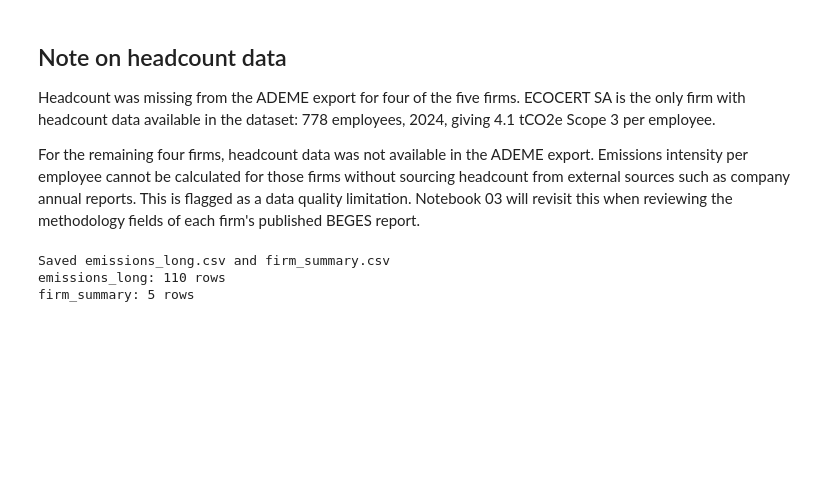
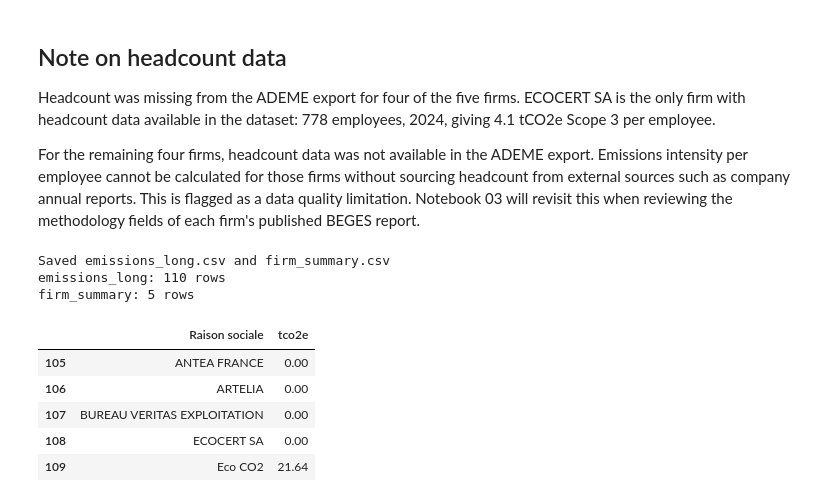
Before and after one commit to ecmccallum/bilan-critique, a Jupyter notebook: notebooks/01_emissions_extraction.ipynb, the cells around one changed output. Drawn from its saved outputs; the diff is of its cells as text; code cells hidden in the pictures; blank space fills up the shorter version.

```diff
--- a/notebooks/01_emissions_extraction.ipynb
+++ b/notebooks/01_emissions_extraction.ipynb
@@ -391,3 +391,14 @@ print(f"firm_summary: {len(firm_summary)} rows")
 Saved emissions_long.csv and firm_summary.csv
 emissions_long: 110 rows
 firm_summary: 5 rows
+# %%
+df_long[df_long["beges_category"] == "P6.1"][
+    ["Raison sociale", "tco2e"]
+]
+# %% [output]
+|  | Raison sociale | tco2e |
+| 105 | ANTEA FRANCE | 0.00 |
+| 106 | ARTELIA | 0.00 |
+| 107 | BUREAU VERITAS EXPLOITATION | 0.00 |
+| 108 | ECOCERT SA | 0.00 |
+| 109 | Eco CO2 | 21.64 |
```
Also changed, not shown: parts of 3 cells of this notebook, 3 other files.
